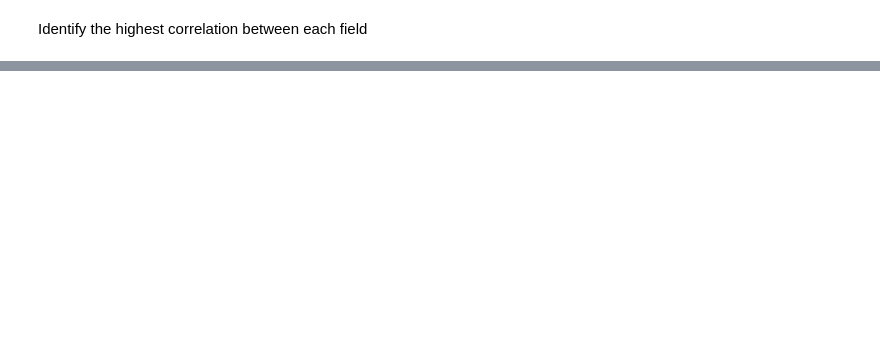
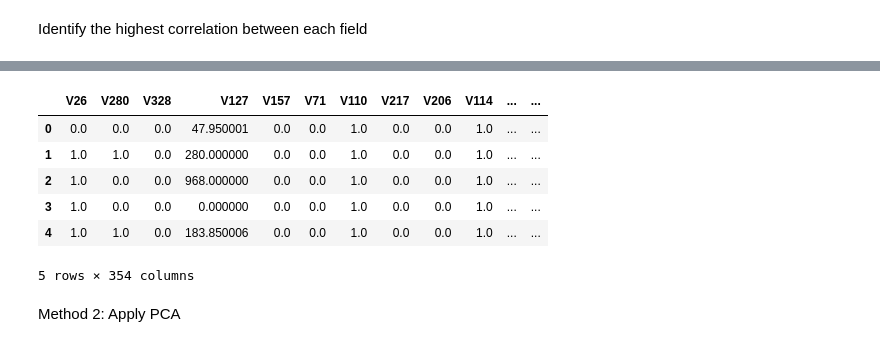
Before and after one commit to MinghaoLyu/Ryerson-Capstone-Project, a Jupyter notebook: capstone.ipynb, the cells around one changed output, grey strips where cells are left out. Cells and saved outputs as stored; diff of their text form; code cells hidden in the pictures; blank space fills up the shorter version.

```diff
--- a/capstone.ipynb
+++ b/capstone.ipynb
@@ -182,0 +290,12 @@ corr_high.head()
+# %%
+final_test.head()
+# %% [output]
+|  | V26 | V280 | V328 | V127 | V157 | V71 | V110 | V217 | V206 | V114 | ... | ... |
+| 0 | 0.0 | 0.0 | 0.0 | 47.950001 | 0.0 | 0.0 | 1.0 | 0.0 | 0.0 | 1.0 | ... | ... |
+| 1 | 1.0 | 1.0 | 0.0 | 280.000000 | 0.0 | 0.0 | 1.0 | 0.0 | 0.0 | 1.0 | ... | ... |
+| 2 | 1.0 | 0.0 | 0.0 | 968.000000 | 0.0 | 0.0 | 1.0 | 0.0 | 0.0 | 1.0 | ... | ... |
+| 3 | 1.0 | 0.0 | 0.0 | 0.000000 | 0.0 | 0.0 | 1.0 | 0.0 | 0.0 | 1.0 | ... | ... |
+| 4 | 1.0 | 1.0 | 0.0 | 183.850006 | 0.0 | 0.0 | 1.0 | 0.0 | 0.0 | 1.0 | ... | ... |
+5 rows × 354 columns
+# %% [markdown]
+Method 2: Apply PCA
```
Also changed, not shown: parts of 115 cells of this notebook.
